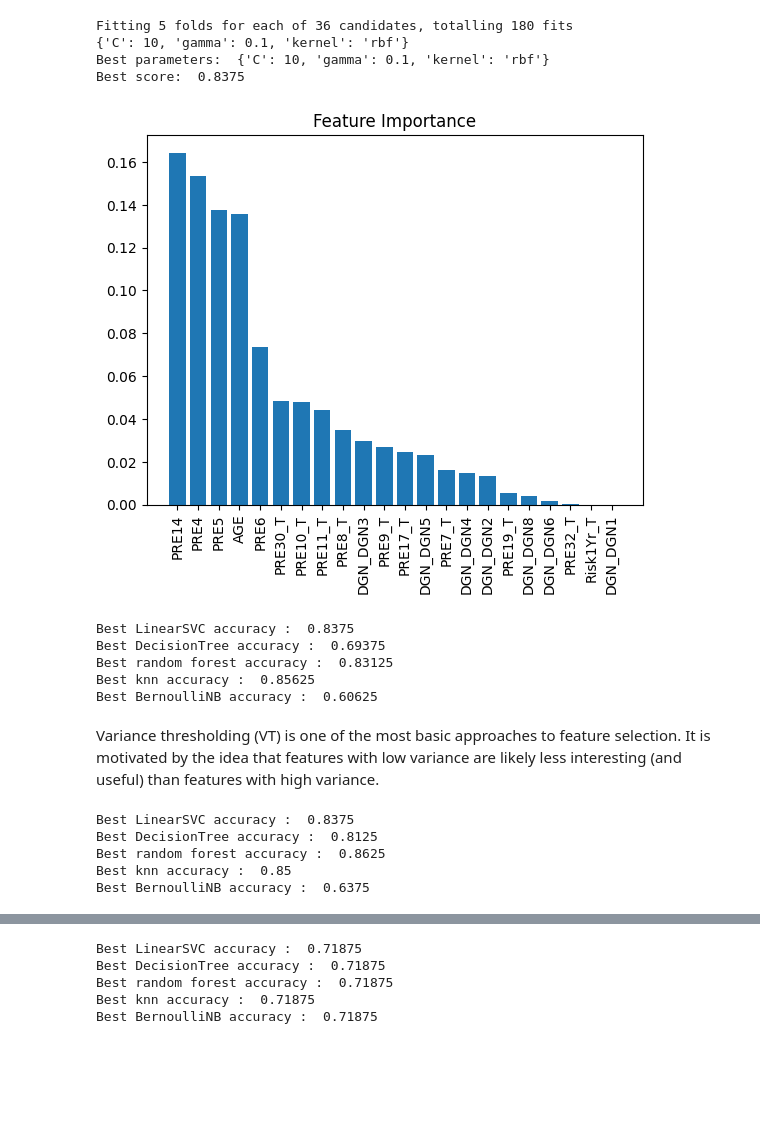
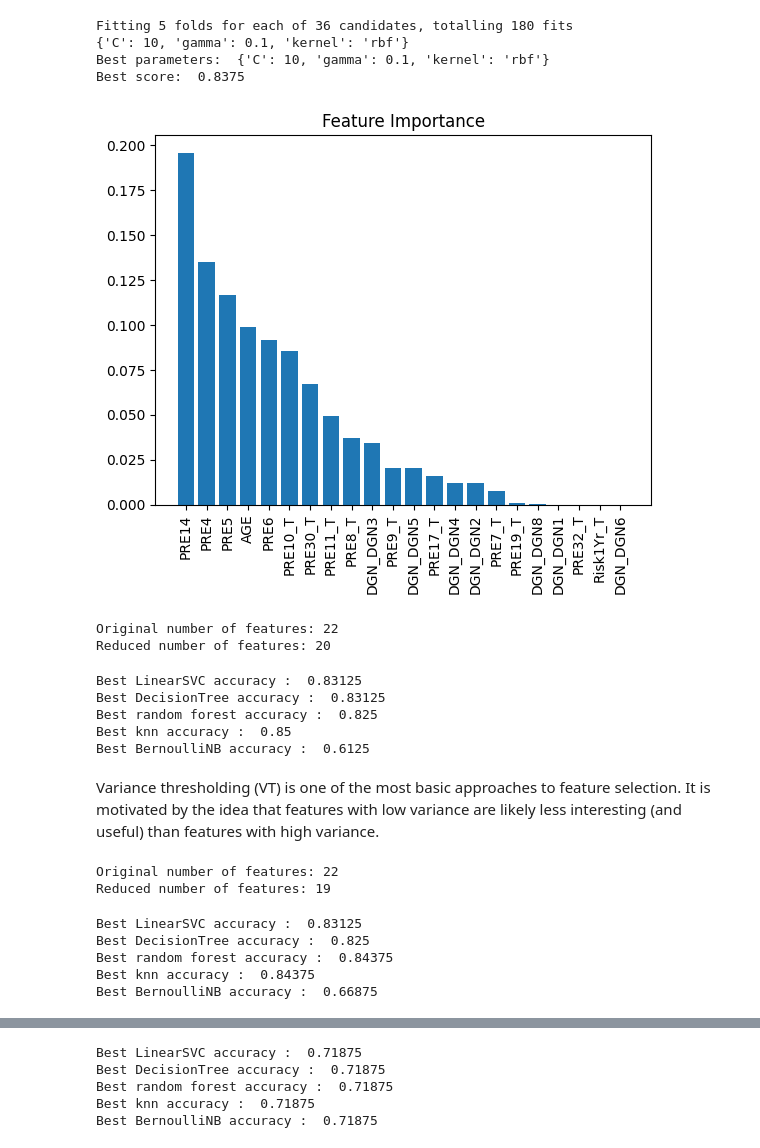
Before and after one commit to milicaj00/ML-P1-Classification, a Jupyter notebook: proba.ipynb, the cells around one changed output, grey strips where cells are left out. Saved outputs shown, nothing was run; the diff lists cells and outputs as text; code cells hidden in the pictures; blank space fills up the shorter version.

```diff
--- a/proba.ipynb
+++ b/proba.ipynb
@@ -888,49 +901,38 @@ Best score:  0.8375
 # %%
 
-rf_model.fit(data_train, target_train)
-importances = rf_model.feature_importances_
+randomForest.fit(data_train, target_train)
+importances = randomForest.feature_importances_
 indices = np.argsort(importances)[::-1]
 names = [data2.columns[i] for i in indices]
 
 pyplot.figure()
 
 pyplot.title("Feature Importance")
 
 pyplot.bar(range(data_train.shape[1]), importances[indices])
 
 pyplot.xticks(range(data_train.shape[1]), names, rotation=90)
 
 pyplot.show()
 # %% [output]
-[figure, old version]
+[figure, new version]
+# %%
+#balanced data
+pca = PCA(n_components=0.99)
+data_train_pca = pca.fit_transform(data_train,target_train)
+data_test_pca = pca.transform(data_test)
+print("Original number of features:", data_train.shape[1])
+print("Reduced number of features:", data_train_pca.shape[1])
+# %% [output]
+Original number of features: 22
+Reduced number of features: 20
 # %%
-#balanced data
-pca = PCA(n_components=0.99)
-scaler = preprocessing.StandardScaler()
-data_train = scaler.fit_transform(data_train)
-data_test = scaler.transform(data_test)
 
 def PCA_selection(model,modelName):
-    pipe = Pipeline(steps=[('pca', pca),
-                           ('model', model)])
-    model = pipe.fit(data_train,target_train)
-    prediction = model.predict(data_test)
+    modelTrained = model.fit(data_train_pca,target_train)
+    prediction = modelTrained.predict(data_test_pca)
     print(f"Best {modelName} accuracy : ",accuracy_score(target_test, prediction, normalize = True))
     results[modelName]['pca'] = accuracy_score(target_test, prediction, normalize = True)
-
-svc = SVC(C=10, gamma=0.1,probability=True,kernel='rbf')
-#logistic regresion {'C': 10, 'penalty': 'l1', 'solver': 'liblinear'}
-decisionTree = DecisionTreeClassifier(ccp_alpha=0,
-                       criterion='gini', max_depth=16, min_samples_split=4, min_samples_leaf=1,
-                       random_state=0)
-
-randomForest = RandomForestClassifier(criterion='entropy', max_depth=50, max_features='log2',min_samples_leaf=4,
-                       min_samples_split=2, n_estimators=90)
-
-knn=KNeighborsClassifier(metric='manhattan', n_neighbors=2, weights='distance')
-
-naive_bayes = BernoulliNB(alpha=1, binarize=0)
-
 
 PCA_selection(svc,'LinearSVC')
 PCA_selection(decisionTree,"DecisionTree")
@@ -938,21 +940,27 @@ PCA_selection(randomForest,"random forest")
 PCA_selection(knn,"knn")
 PCA_selection(naive_bayes,"BernoulliNB")
 # %% [output]
-Best LinearSVC accuracy :  0.8375
-Best DecisionTree accuracy :  0.69375
-Best random forest accuracy :  0.83125
-Best knn accuracy :  0.85625
-Best BernoulliNB accuracy :  0.60625
+Best LinearSVC accuracy :  0.83125
+Best DecisionTree accuracy :  0.83125
+Best random forest accuracy :  0.825
+Best knn accuracy :  0.85
+Best BernoulliNB accuracy :  0.6125
 # %% [markdown]
 Variance thresholding (VT) is one of the most basic approaches to feature selection. It
 is motivated by the idea that features with low variance are likely less interesting (and
 useful) than features with high variance.
+# %%
+from sklearn.feature_selection import VarianceThreshold
+
+thresholder = VarianceThreshold(threshold=.5)
+data_train_VT = thresholder.fit_transform(data_train)
+data_test_VT = thresholder.transform(data_test)
+print("Original number of features:", data_train.shape[1])
+print("Reduced number of features:", data_train_VT.shape[1])
+# %% [output]
+Original number of features: 22
+Reduced number of features: 19
 # %%
-from sklearn.feature_selection import VarianceThreshold
-
-thresholder = VarianceThreshold(threshold=.5)
-data_train_VT = thresholder.fit_transform(data_train)
-data_test_VT = thresholder.transform(data_test)
 
 def VT_selection(model,modelName):
     modelTrained = model.fit(data_train_VT,target_train)
@@ -966,8 +974,8 @@ VT_selection(randomForest,"random forest")
 VT_selection(knn,"knn")
 VT_selection(naive_bayes,"BernoulliNB")
 # %% [output]
-Best LinearSVC accuracy :  0.8375
-Best DecisionTree accuracy :  0.8125
-Best random forest accuracy :  0.8625
-Best knn accuracy :  0.85
-Best BernoulliNB accuracy :  0.6375
+Best LinearSVC accuracy :  0.83125
+Best DecisionTree accuracy :  0.825
+Best random forest accuracy :  0.84375
+Best knn accuracy :  0.84375
+Best BernoulliNB accuracy :  0.66875
```
Also changed, not shown: parts of 6 cells of this notebook.
